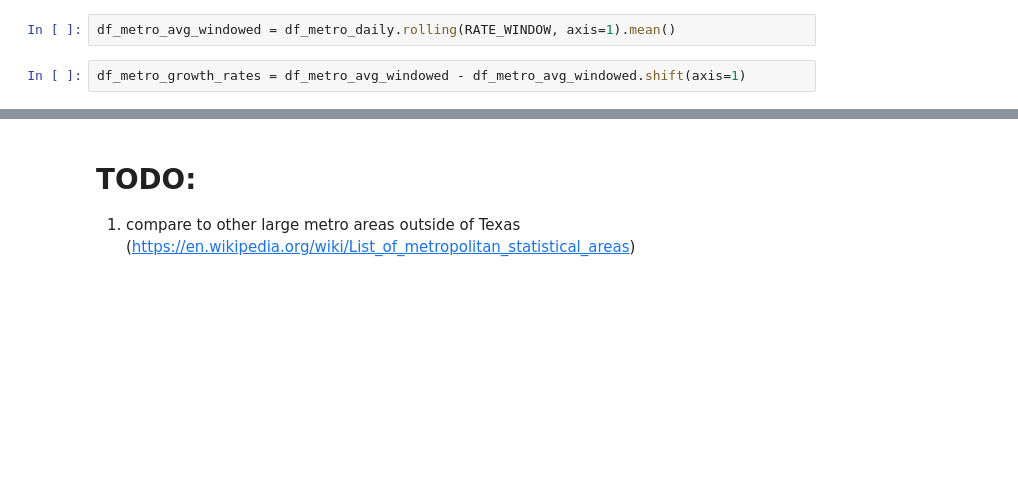
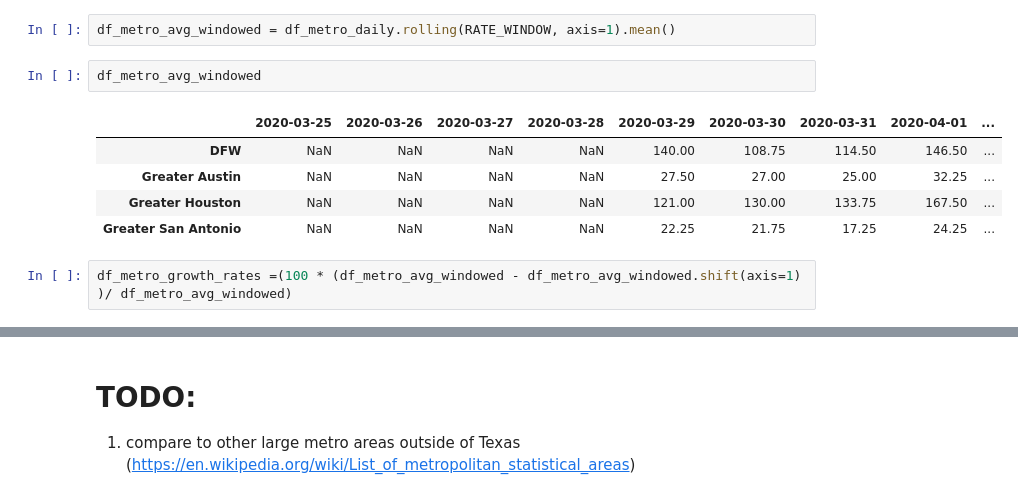
Before and after one commit to RasterBurn/texascovid19, a Jupyter notebook: notebooks/01_plots.ipynb, the cells around one changed output, grey strips where cells are left out. Drawn from its saved outputs; the diff is of its cells as text; blank space fills up the shorter version.

```diff
--- a/notebooks/01_plots.ipynb
+++ b/notebooks/01_plots.ipynb
@@ -116,5 +116,13 @@ for metro in df_metro.index:
 RATE_WINDOW = 4 # days
 # %%
 df_metro_avg_windowed = df_metro_daily.rolling(RATE_WINDOW, axis=1).mean()
+# %%
+df_metro_avg_windowed
+# %% [output]
+|  | 2020-03-25 | 2020-03-26 | 2020-03-27 | 2020-03-28 | 2020-03-29 | 2020-03-30 | 2020-03-31 | 2020-04-01 | ... |
+| DFW | NaN | NaN | NaN | NaN | 140.00 | 108.75 | 114.50 | 146.50 | ... |
+| Greater Austin | NaN | NaN | NaN | NaN | 27.50 | 27.00 | 25.00 | 32.25 | ... |
+| Greater Houston | NaN | NaN | NaN | NaN | 121.00 | 130.00 | 133.75 | 167.50 | ... |
+| Greater San Antonio | NaN | NaN | NaN | NaN | 22.25 | 21.75 | 17.25 | 24.25 | ... |
 # %%
-df_metro_growth_rates = df_metro_avg_windowed - df_metro_avg_windowed.shift(axis=1)
+df_metro_growth_rates =(100 * (df_metro_avg_windowed - df_metro_avg_windowed.shift(axis=1) )/ df_metro_avg_windowed)
```
Also changed, not shown: parts of 2 cells of this notebook.
